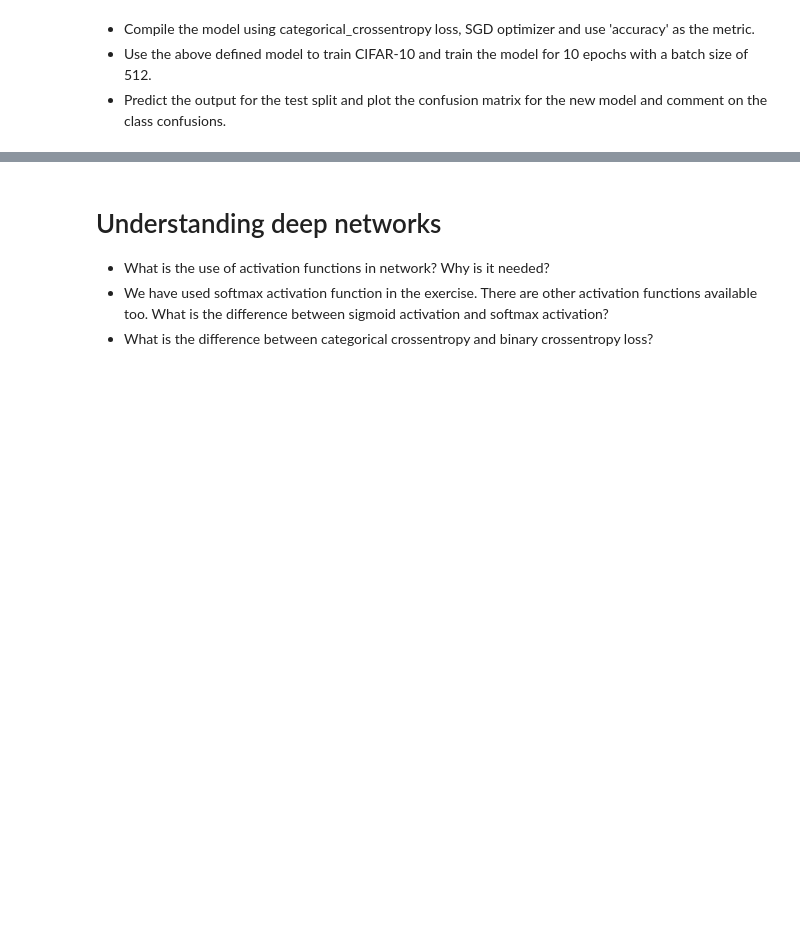
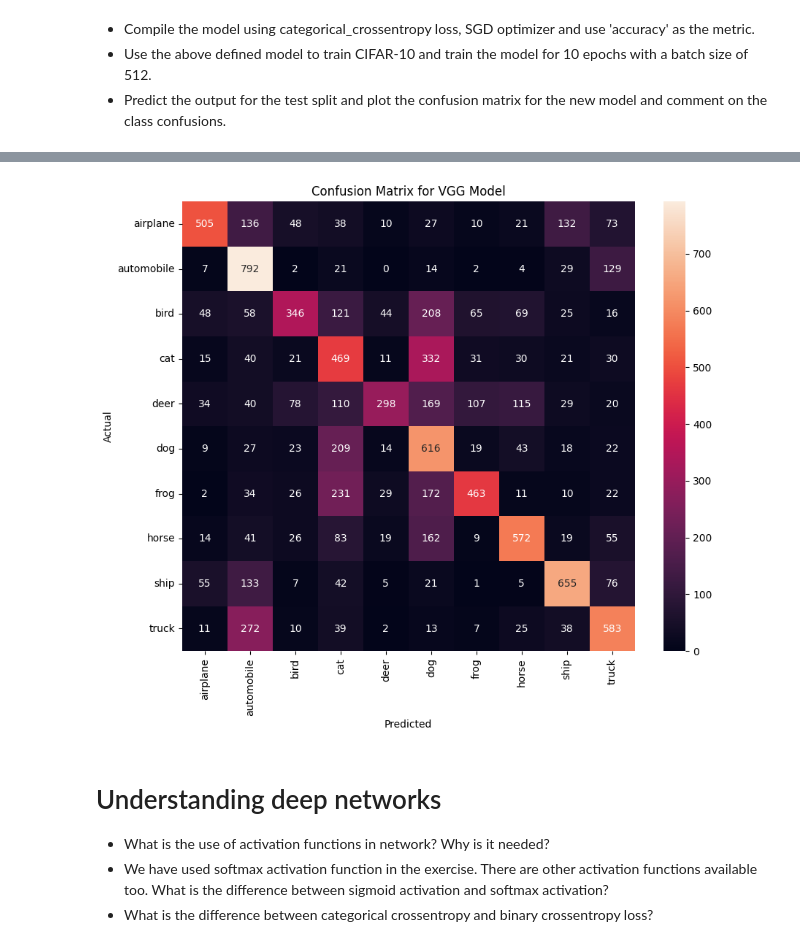
Before and after one commit to moviandev/lab-image-classification-using-convolutional-neural-networks, a Jupyter notebook: main.ipynb, the cells around one changed output, grey strips where cells are left out. Cells and saved outputs as stored; diff of their text form; code cells hidden in the pictures; blank space fills up the shorter version.

```diff
--- a/main.ipynb
+++ b/main.ipynb
@@ -217,0 +470,24 @@ clear_session()
+# %%
+# Your code here :
+vgg_model_improved.compile(optimizer='sgd', loss='categorical_crossentropy', metrics=['accuracy'])
+
+history_vgg = vgg_model_improved.fit(x_train_resized, y_train_encoded, batch_size=batch_size, epochs=epochs, validation_data=(x_test_resized, y_test_encoded))
+
+y_pred_probs_improved = vgg_model_improved.predict(x_test_resized)
+y_pred_probs_improved.shape
+y_pred_labels_improved = np.argmax(y_pred_probs_improved, axis=1)
+cm_improved = confusion_matrix(y_test, y_pred_labels_improved)
+
+plt.figure(figsize=(10, 8))
+sns.heatmap(
+    cm_improved,
+    annot=True,
+    fmt='g',
+    xticklabels=class_names,
+    yticklabels=class_names
+)
+plt.xlabel('Predicted')
+plt.ylabel('Actual')
+plt.title('Confusion Matrix for VGG Model')
+plt.show()
+# %% [output]
@@ -218,3 +511,4 @@ clear_session()
+[figure, added]
 # %% [markdown]
 # Understanding deep networks
 
```
Also changed, not shown: parts of 20 cells of this notebook.
